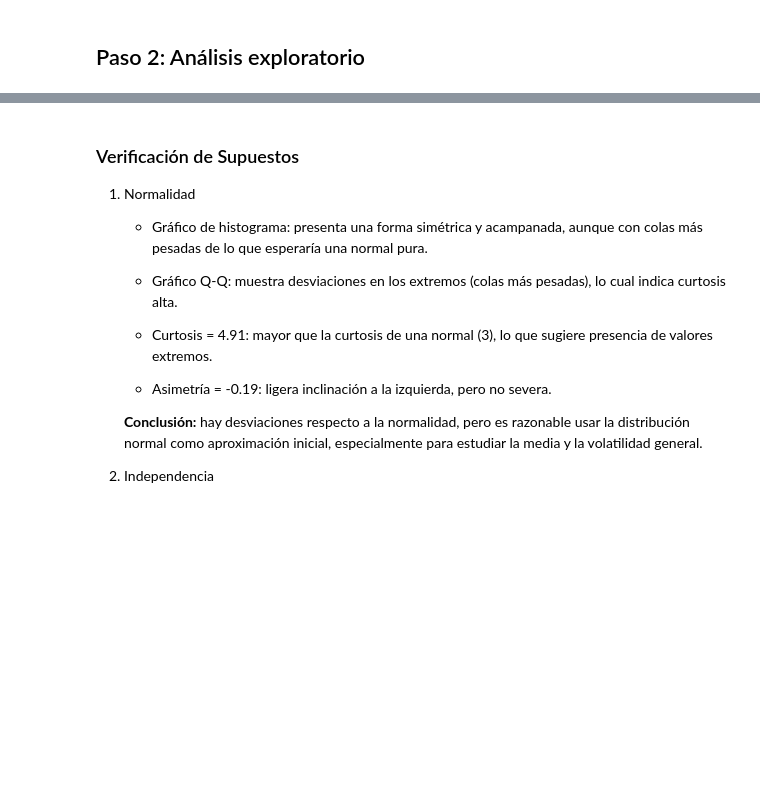
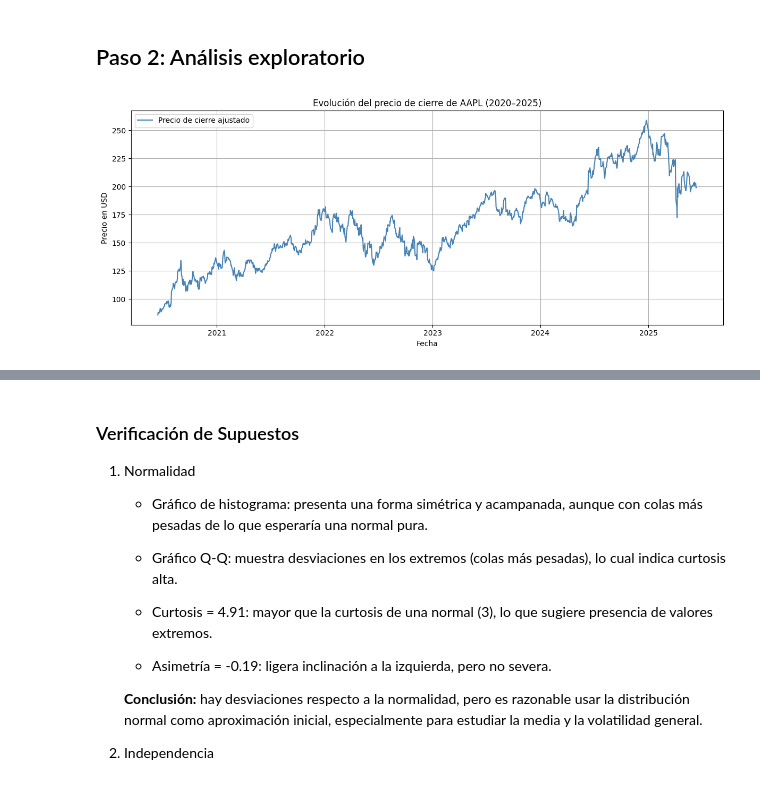
Before and after one commit to nadiasantillan/unsl-bayes-stock, a Jupyter notebook: aapl.ipynb, the cells around one changed output, grey strips where cells are left out. Drawn from its saved outputs; the diff is of its cells as text; code cells hidden in the pictures; blank space fills up the shorter version.

```diff
--- a/aapl.ipynb
+++ b/aapl.ipynb
@@ -35,3 +35,15 @@ Date
 Name: LogReturn, Length: 1255, dtype: float64
 # %% [markdown]
 ## Paso 2: Análisis exploratorio
+# %%
+plt.figure(figsize=(12, 5))
+plt.plot(data.index, data["Close/Last"], label="Precio de cierre ajustado", color="steelblue")
+plt.title("Evolución del precio de cierre de AAPL (2020–2025)")
+plt.xlabel("Fecha")
+plt.ylabel("Precio en USD")
+plt.grid(True)
+plt.legend()
+plt.tight_layout()
+plt.show()
+# %% [output]
+[figure, added]
```
Also changed, not shown: parts of 11 cells of this notebook.
